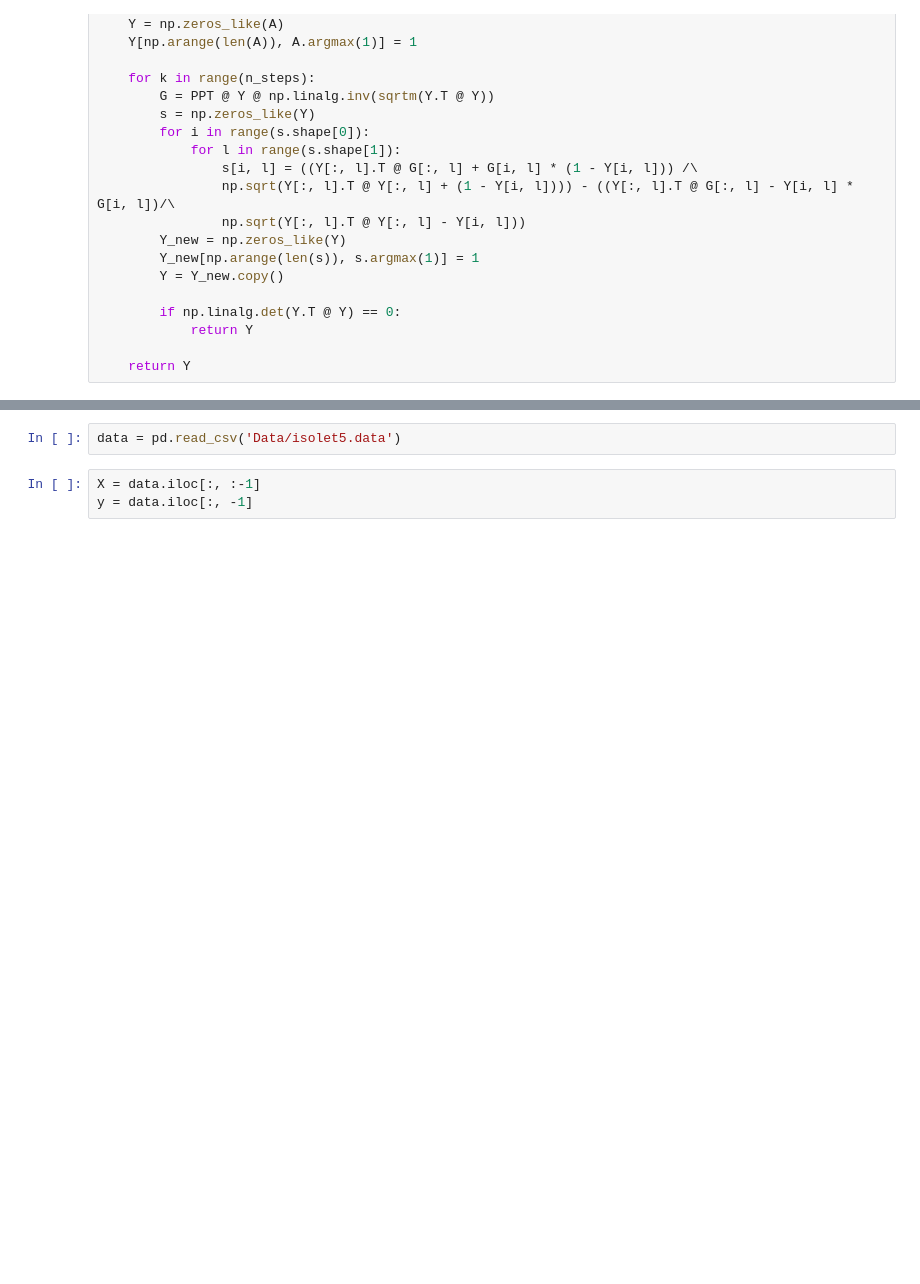
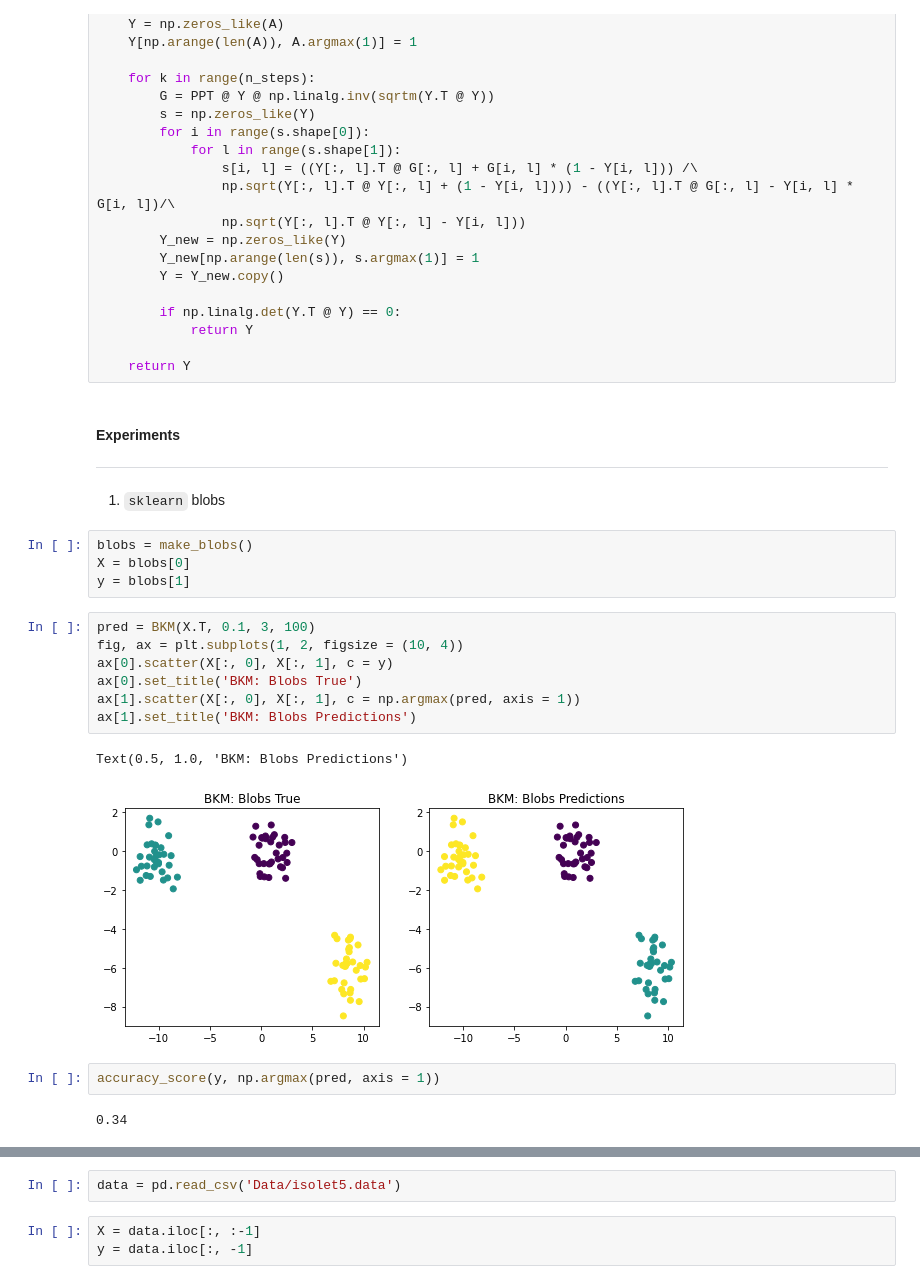
Before and after one commit to V-Marco/nla_spectral_clustering, a Jupyter notebook: BKM_FNC.ipynb, the cells around one changed output, grey strips where cells are left out. Drawn from its saved outputs; the diff is of its cells as text; blank space fills up the shorter version.

```diff
--- a/BKM_FNC.ipynb
+++ b/BKM_FNC.ipynb
@@ -131,3 +134,26 @@ def FNC(X, k, m, gamma, n_steps):
             return Y
 
     return Y
+# %% [markdown]
+#### Experiments
+---
+# %% [markdown]
+1. `sklearn` blobs
+# %%
+blobs = make_blobs()
+X = blobs[0]
+y = blobs[1]
+# %%
+pred = BKM(X.T, 0.1, 3, 100)
+fig, ax = plt.subplots(1, 2, figsize = (10, 4))
+ax[0].scatter(X[:, 0], X[:, 1], c = y)
+ax[0].set_title('BKM: Blobs True')
+ax[1].scatter(X[:, 0], X[:, 1], c = np.argmax(pred, axis = 1))
+ax[1].set_title('BKM: Blobs Predictions')
+# %% [output]
+Text(0.5, 1.0, 'BKM: Blobs Predictions')
+[figure, added]
+# %%
+accuracy_score(y, np.argmax(pred, axis = 1))
+# %% [output]
+0.34
```
Also changed, not shown: parts of 20 cells of this notebook.
